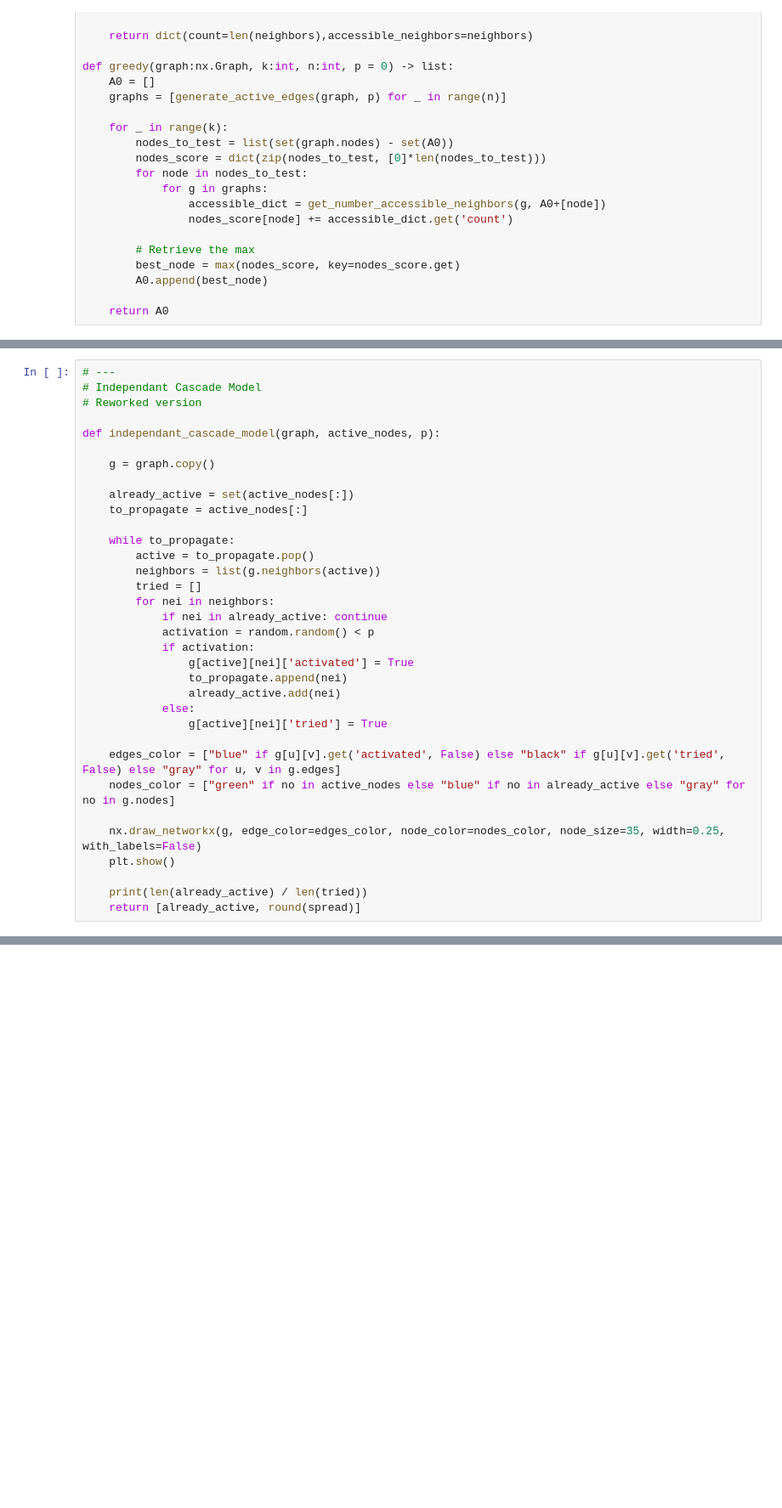
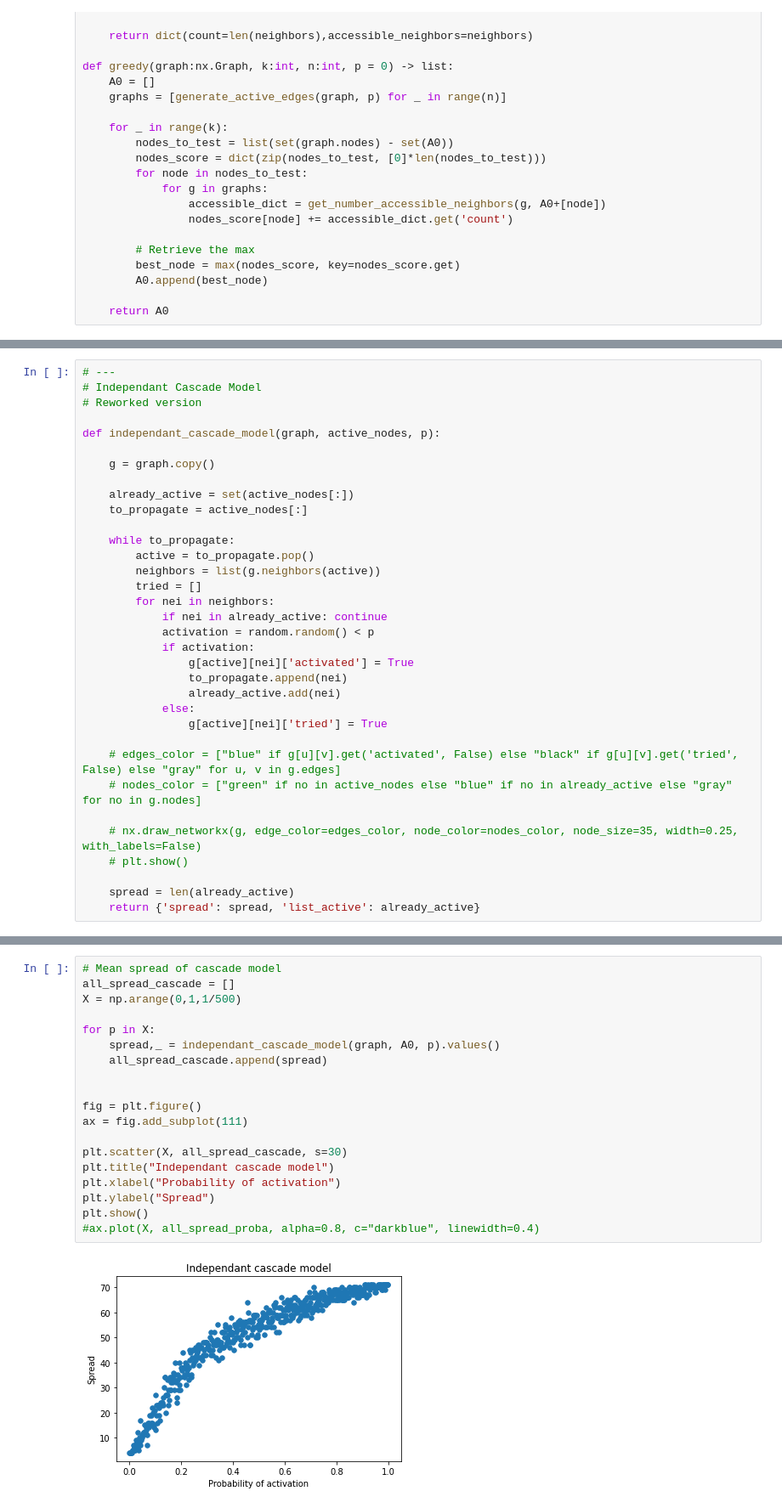
Before and after one commit to romaingrx/LINMA2472-Homeworks, a Jupyter notebook: Homework 1/Lioche_Book_Characters.ipynb, the cells around one changed output, grey strips where cells are left out. Shown at 85% size. Saved outputs shown, nothing was run; the diff lists cells and outputs as text; blank space fills up the shorter version.

```diff
--- a/Homework 1/Lioche_Book_Characters.ipynb
+++ b/Homework 1/Lioche_Book_Characters.ipynb
@@ -317,11 +327,11 @@ def independant_cascade_model(graph, active_nodes, p):
             else:
                 g[active][nei]['tried'] = True
 
-    edges_color = ["blue" if g[u][v].get('activated', False) else "black" if g[u][v].get('tried', False) else "gray" for u, v in g.edges]
-    nodes_color = ["green" if no in active_nodes else "blue" if no in already_active else "gray" for no in g.nodes]
+    # edges_color = ["blue" if g[u][v].get('activated', False) else "black" if g[u][v].get('tried', False) else "gray" for u, v in g.edges]
+    # nodes_color = ["green" if no in active_nodes else "blue" if no in already_active else "gray" for no in g.nodes]
 
-    nx.draw_networkx(g, edge_color=edges_color, node_color=nodes_color, node_size=35, width=0.25, with_labels=False)
-    plt.show()
+    # nx.draw_networkx(g, edge_color=edges_color, node_color=nodes_color, node_size=35, width=0.25, with_labels=False)
+    # plt.show()
 
-    print(len(already_active) / len(tried))
-    return [already_active, round(spread)]
+    spread = len(already_active)
+    return {'spread': spread, 'list_active': already_active}
@@ -346,0 +338,21 @@ print(round(agg_spread/tk))
+# %%
+# Mean spread of cascade model
+all_spread_cascade = []
+X = np.arange(0,1,1/500)
+
+for p in X:
+    spread,_ = independant_cascade_model(graph, A0, p).values()
+    all_spread_cascade.append(spread)
+
+
+fig = plt.figure()
+ax = fig.add_subplot(111)
+
+plt.scatter(X, all_spread_cascade, s=30)
+plt.title("Independant cascade model")
+plt.xlabel("Probability of activation")
+plt.ylabel("Spread")
+plt.show()
+#ax.plot(X, all_spread_proba, alpha=0.8, c="darkblue", linewidth=0.4)
+# %% [output]
+[figure, added]
```
Also changed, not shown: parts of 8 cells of this notebook.
